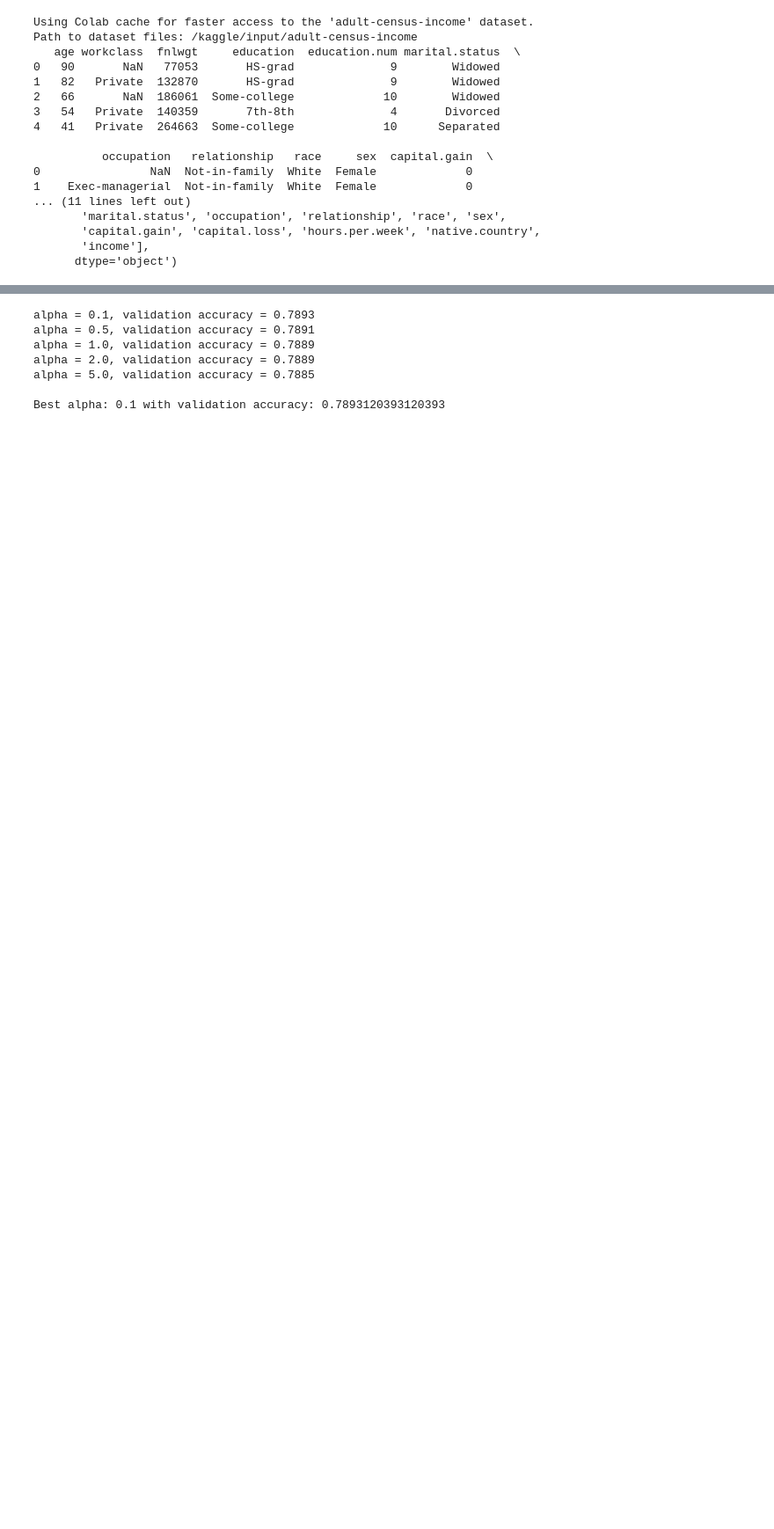
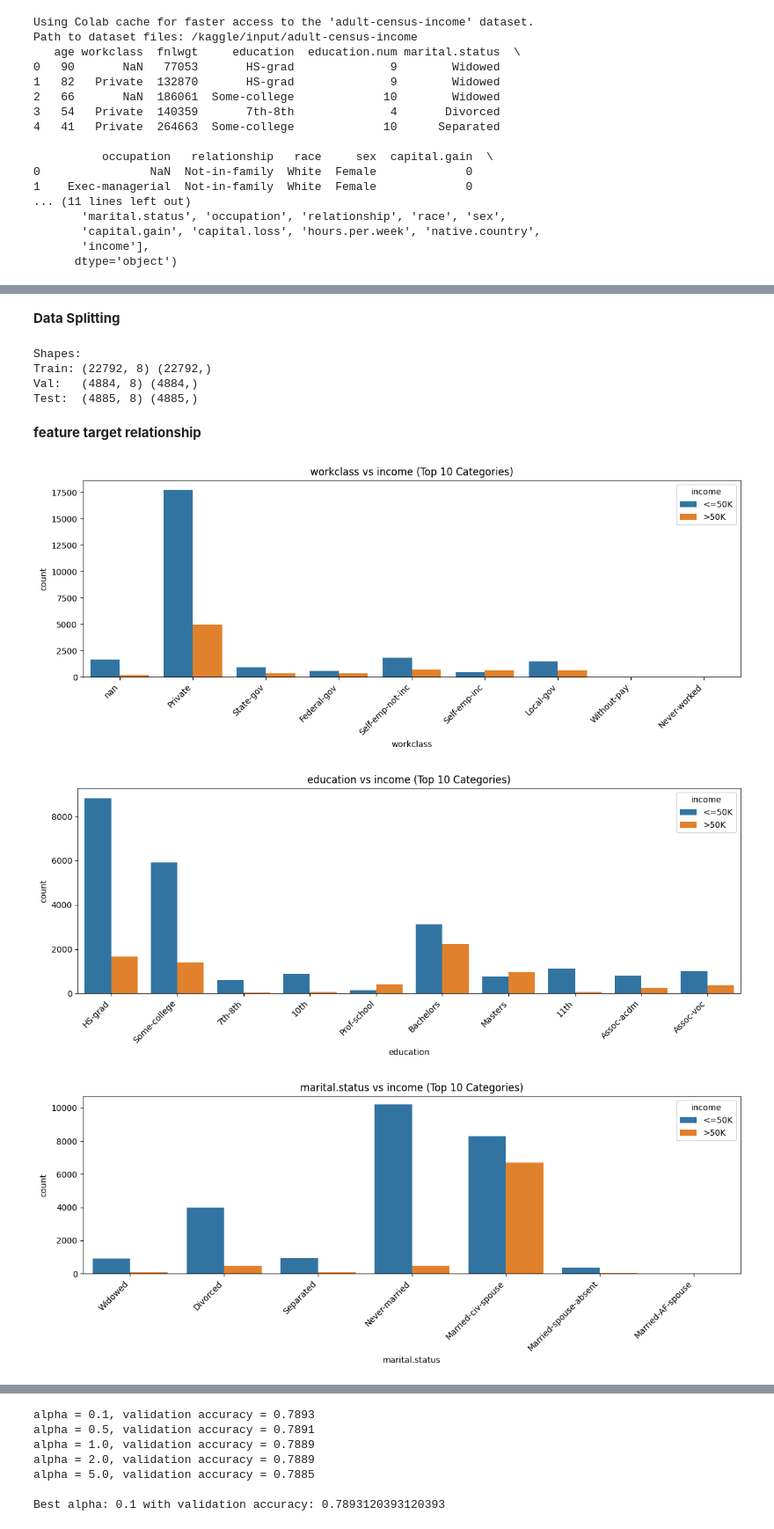
Before and after one commit to oadel1814/Probabilistic-Models-and-Decision-Trees, a Jupyter notebook: naivebayes.ipynb, the cells around one changed output, grey strips where cells are left out. Shown: that part at 88% size. Drawn from its saved outputs; the diff is of its cells as text; code cells hidden in the pictures; blank space fills up the shorter version.

```diff
--- a/naivebayes.ipynb
+++ b/naivebayes.ipynb
@@ -173,0 +121,76 @@ nan                89.60  10.40
+# %% [markdown]
+**Data Splitting**
+# %%
+#  Split into 70% / 15% / 15% (stratified)
+
+X = df[categorical_features].values
+y = df[target_col].values
+
+# First: train (70%) vs temp (30%)
+X_train, X_temp, y_train, y_temp = train_test_split(
+    X, y,
+    test_size=0.30,
+    stratify=y,
+    random_state=42,
+)
+
+# Second: split temp into validation (15%) and test (15%)
+# 0.15 / 0.30 = 0.5  → so we split temp 50/50
+X_val, X_test, y_val, y_test = train_test_split(
+    X_temp, y_temp,
+    test_size=0.50,
+    stratify=y_temp,
+    random_state=42,
+)
+
+print("\nShapes:")
+print("Train:", X_train.shape, y_train.shape)
+print("Val:  ", X_val.shape, y_val.shape)
+print("Test: ", X_test.shape, y_test.shape)
+# %% [output]
+Shapes:
+Train: (22792, 8) (22792,)
+Val:   (4884, 8) (4884,)
+Test:  (4885, 8) (4885,)
+# %% [markdown]
+ **feature target relationship**
+# %%
+import matplotlib.pyplot as plt
+import seaborn as sns
+
+def plot_feature_target_relationships(full_df, feature_mappings, target_col, target_mapping,
+                                      top_n=10):
+    target_name = target_col
+
+    for col in feature_mappings.keys():
+        if col == target_col:
+            continue  # just in case
+
+        # Map feature ints back to human-readable labels
+        inv_map = {v: k for k, v in feature_mappings[col].items()}
+        temp = full_df[[col, target_col]].copy()
+        temp[col] = temp[col].map(inv_map)
+
+        # ---- Plot (top N categories) ----
+        plt.figure(figsize=(12, 5))
+        top_cats = temp[col].value_counts().head(top_n).index
+        temp_top = temp[temp[col].isin(top_cats)]
+
+        sns.countplot(
+            data=temp_top,
+            x=col,
+            hue=target_col
+        )
+        plt.title(f"{col} vs {target_name} (Top {top_n} Categories)")
+        plt.xticks(rotation=45, ha='right')
+        plt.xlabel(col)
+        plt.ylabel("count")
+        plt.tight_layout()
+        plt.show()
+
+# call it
+plot_feature_target_relationships(full_df, feature_mappings, target_col, target_mapping, top_n=10)
+# %% [output]
+[figure, added]
+[figure, added]
+[figure, added]
```
Also changed, not shown: parts of 27 cells of this notebook.
